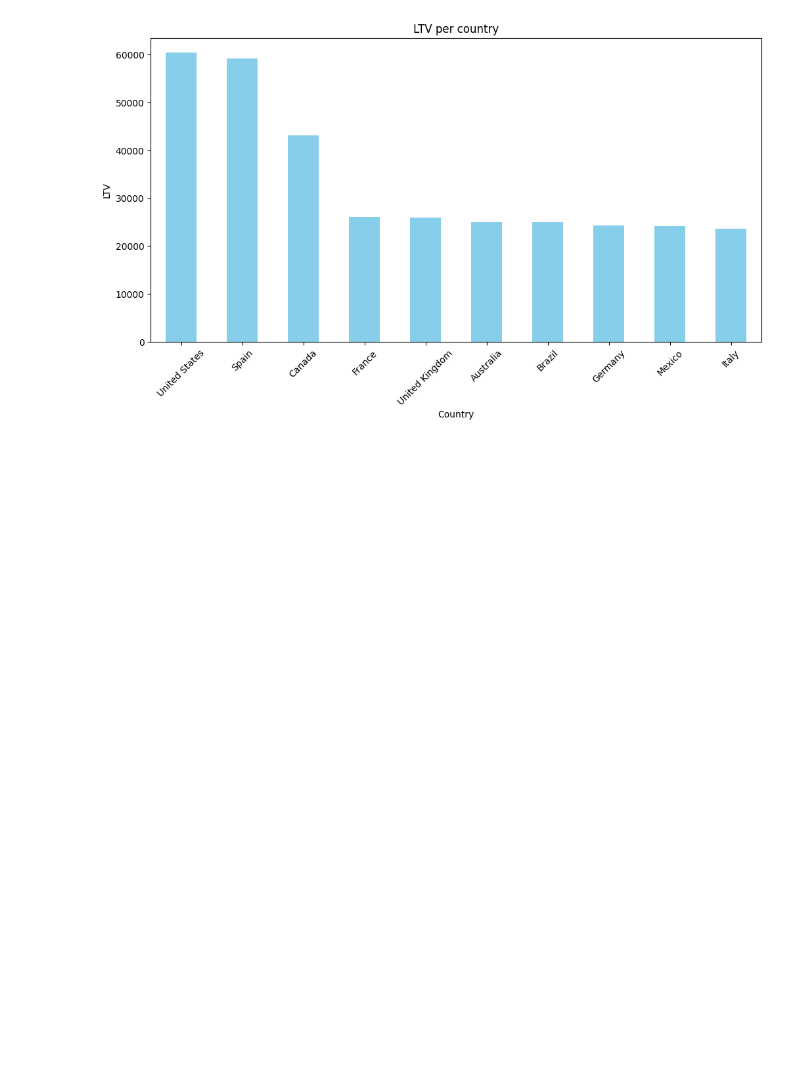
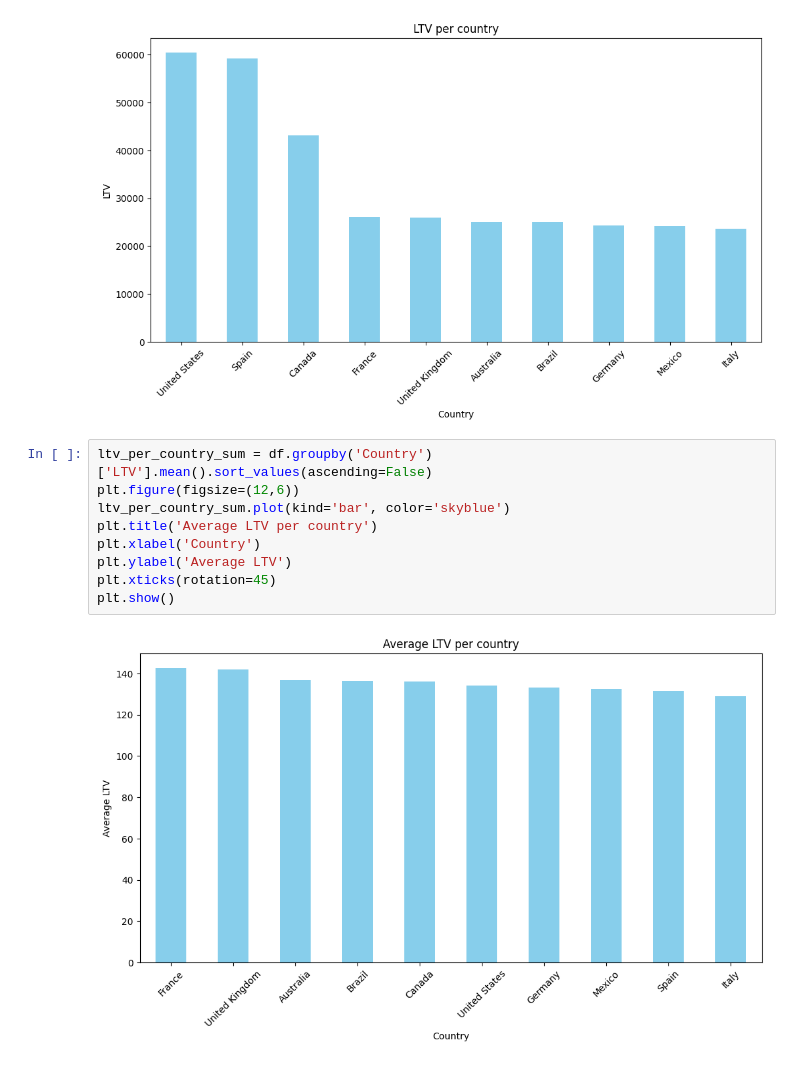
Before and after one commit to Arif-Badhon/PortfolioDataAnalyticsPython, a Jupyter notebook: main.ipynb, the cells around one changed output. Saved outputs shown, nothing was run; the diff lists cells and outputs as text; blank space fills up the shorter version.

```diff
--- a/main.ipynb
+++ b/main.ipynb
@@ -201,3 +201,14 @@ plt.xticks(rotation=45)
 plt.show()
 # %% [output]
 [figure]
+# %%
+ltv_per_country_sum = df.groupby('Country')['LTV'].mean().sort_values(ascending=False)
+plt.figure(figsize=(12,6))
+ltv_per_country_sum.plot(kind='bar', color='skyblue')
+plt.title('Average LTV per country')
+plt.xlabel('Country')
+plt.ylabel('Average LTV')
+plt.xticks(rotation=45)
+plt.show()
+# %% [output]
+[figure, added]
```
Also changed, not shown: parts of 2 cells of this notebook, 1 other file.
